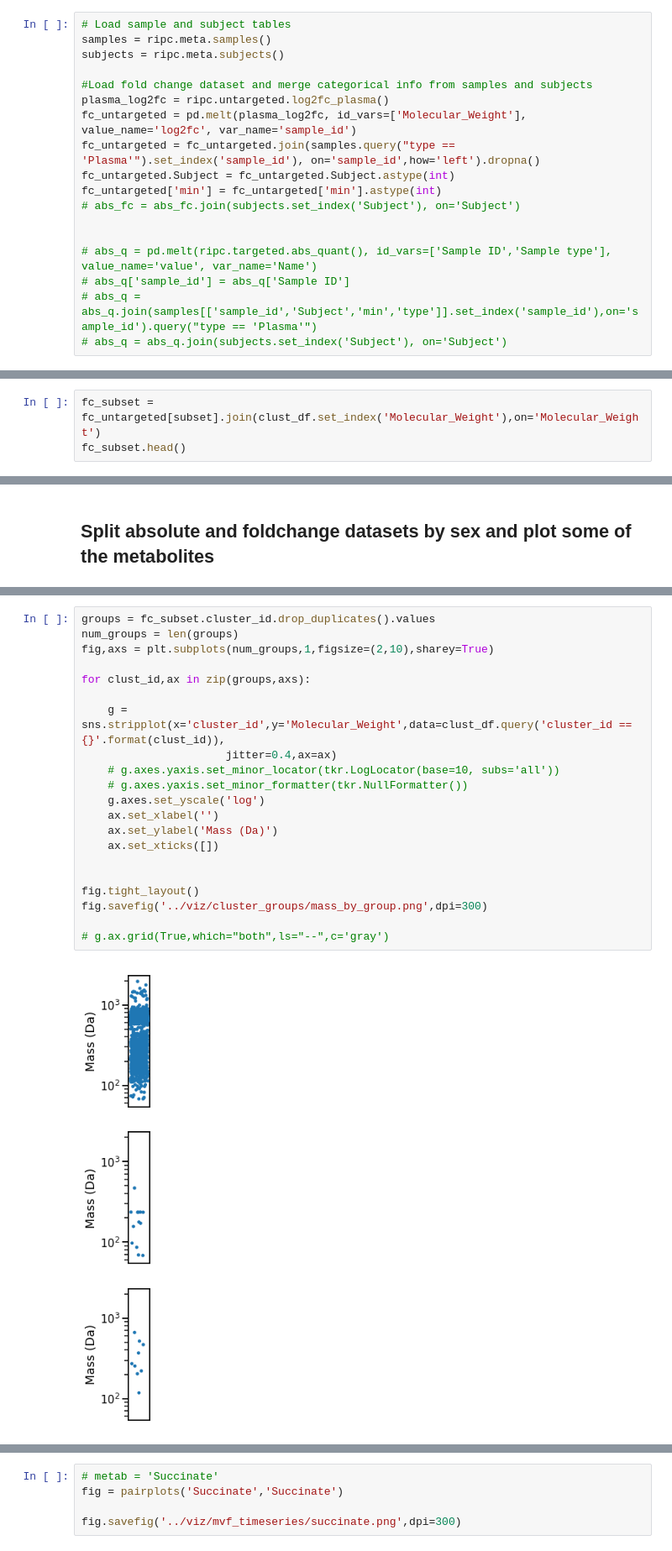
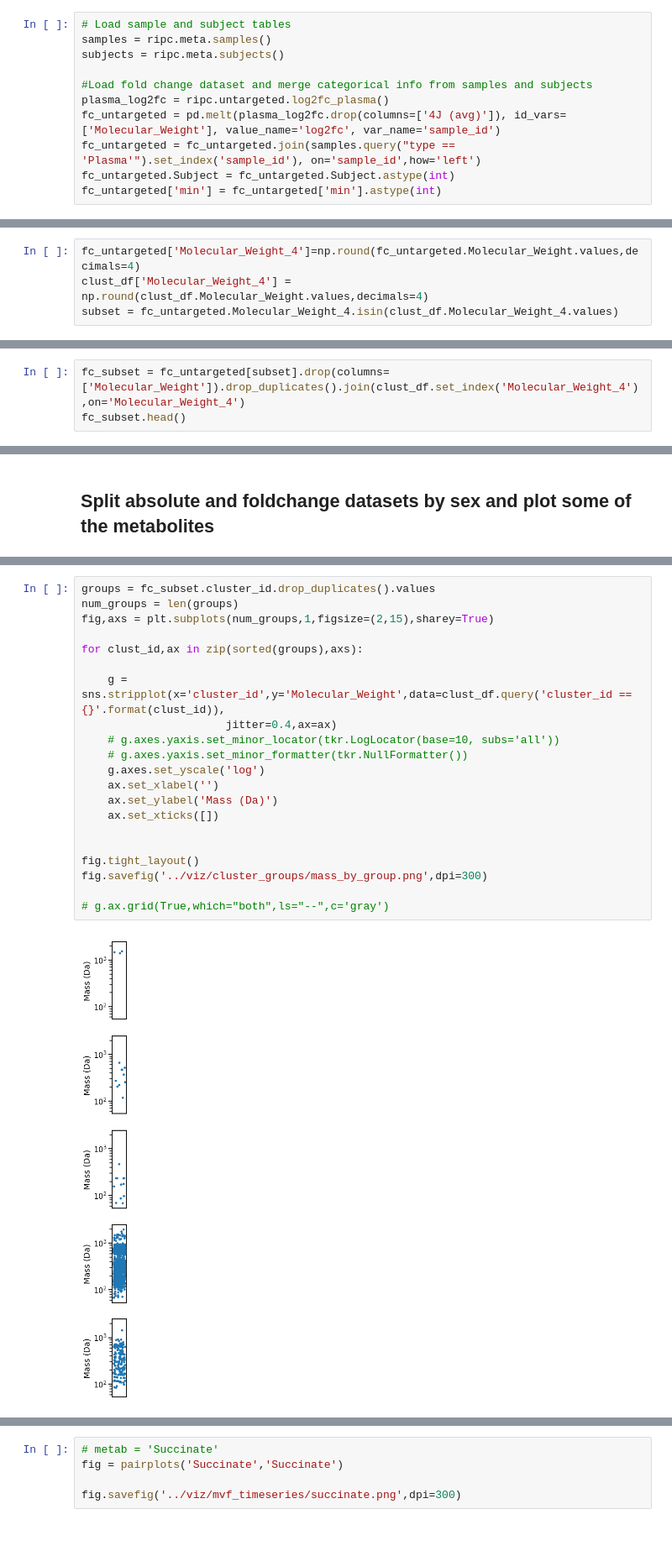
Before and after one commit to jzlab/ml_RIPC, a Jupyter notebook: notebooks/timeseries_by_cluster_grouping.ipynb, the cells around one changed output, grey strips where cells are left out. Shown at 84% size. Saved outputs shown, nothing was run; the diff lists cells and outputs as text.

Commit message:
fixed clustering union bug

```diff
--- a/notebooks/timeseries_by_cluster_grouping.ipynb
+++ b/notebooks/timeseries_by_cluster_grouping.ipynb
@@ -24,17 +24,10 @@ subjects = ripc.meta.subjects()
 
 #Load fold change dataset and merge categorical info from samples and subjects
 plasma_log2fc = ripc.untargeted.log2fc_plasma()
-fc_untargeted = pd.melt(plasma_log2fc, id_vars=['Molecular_Weight'], value_name='log2fc', var_name='sample_id')
-fc_untargeted = fc_untargeted.join(samples.query("type == 'Plasma'").set_index('sample_id'), on='sample_id',how='left').dropna()
+fc_untargeted = pd.melt(plasma_log2fc.drop(columns=['4J (avg)']), id_vars=['Molecular_Weight'], value_name='log2fc', var_name='sample_id')
+fc_untargeted = fc_untargeted.join(samples.query("type == 'Plasma'").set_index('sample_id'), on='sample_id',how='left')
 fc_untargeted.Subject = fc_untargeted.Subject.astype(int)
 fc_untargeted['min'] = fc_untargeted['min'].astype(int)
-# abs_fc = abs_fc.join(subjects.set_index('Subject'), on='Subject')
-
-
-# abs_q = pd.melt(ripc.targeted.abs_quant(), id_vars=['Sample ID','Sample type'], value_name='value', var_name='Name')
-# abs_q['sample_id'] = abs_q['Sample ID']
-# abs_q = abs_q.join(samples[['sample_id','Subject','min','type']].set_index('sample_id'),on='sample_id').query("type == 'Plasma'")
-# abs_q = abs_q.join(subjects.set_index('Subject'), on='Subject')
 # %%
 fc_untargeted = fc_untargeted.join(subjects.set_index('Subject'), on='Subject')
 fc_untargeted.head()
@@ -59,0 +61,4 @@ subset = fc_untargeted.Molecular_Weight.isin(clust_df.Molecular_Weight.values)
+# %%
+fc_untargeted['Molecular_Weight_4']=np.round(fc_untargeted.Molecular_Weight.values,decimals=4)
+clust_df['Molecular_Weight_4'] = np.round(clust_df.Molecular_Weight.values,decimals=4)
+subset = fc_untargeted.Molecular_Weight_4.isin(clust_df.Molecular_Weight_4.values)
@@ -60,4 +86,4 @@ subset = fc_untargeted.Molecular_Weight.isin(clust_df.Molecular_Weight.values)
 # %%
-fc_subset = fc_untargeted[subset].join(clust_df.set_index('Molecular_Weight'),on='Molecular_Weight')
+fc_subset = fc_untargeted[subset].drop(columns=['Molecular_Weight']).drop_duplicates().join(clust_df.set_index('Molecular_Weight_4'),on='Molecular_Weight_4')
 fc_subset.head()
 # %% [output]
@@ -112,26 +134,26 @@ fig.savefig('../viz/cluster_groups/isomap_early_0.01.png',dpi=300)
 # %%
 groups = fc_subset.cluster_id.drop_duplicates().values
 num_groups = len(groups)
-fig,axs = plt.subplots(num_groups,1,figsize=(2,10),sharey=True)
+fig,axs = plt.subplots(num_groups,1,figsize=(2,15),sharey=True)
 
-for clust_id,ax in zip(groups,axs):
+for clust_id,ax in zip(sorted(groups),axs):
 
     g = sns.stripplot(x='cluster_id',y='Molecular_Weight',data=clust_df.query('cluster_id == {}'.format(clust_id)),
                       jitter=0.4,ax=ax)
     # g.axes.yaxis.set_minor_locator(tkr.LogLocator(base=10, subs='all'))
     # g.axes.yaxis.set_minor_formatter(tkr.NullFormatter())
     g.axes.set_yscale('log')
     ax.set_xlabel('')
     ax.set_ylabel('Mass (Da)')
     ax.set_xticks([])
 
 
 fig.tight_layout()
 fig.savefig('../viz/cluster_groups/mass_by_group.png',dpi=300)
 
 # g.ax.grid(True,which="both",ls="--",c='gray')
 # %% [output]
-[figure, old version]
+[figure, new version]
 # %%
 fig = pairplots('Kynurenine',title='Kynurenine')
 fig.savefig('../viz/mvf_timeseries/kynurenine.png',dpi=300)
```
Also changed, not shown: parts of 11 cells of this notebook, 10 other files.
